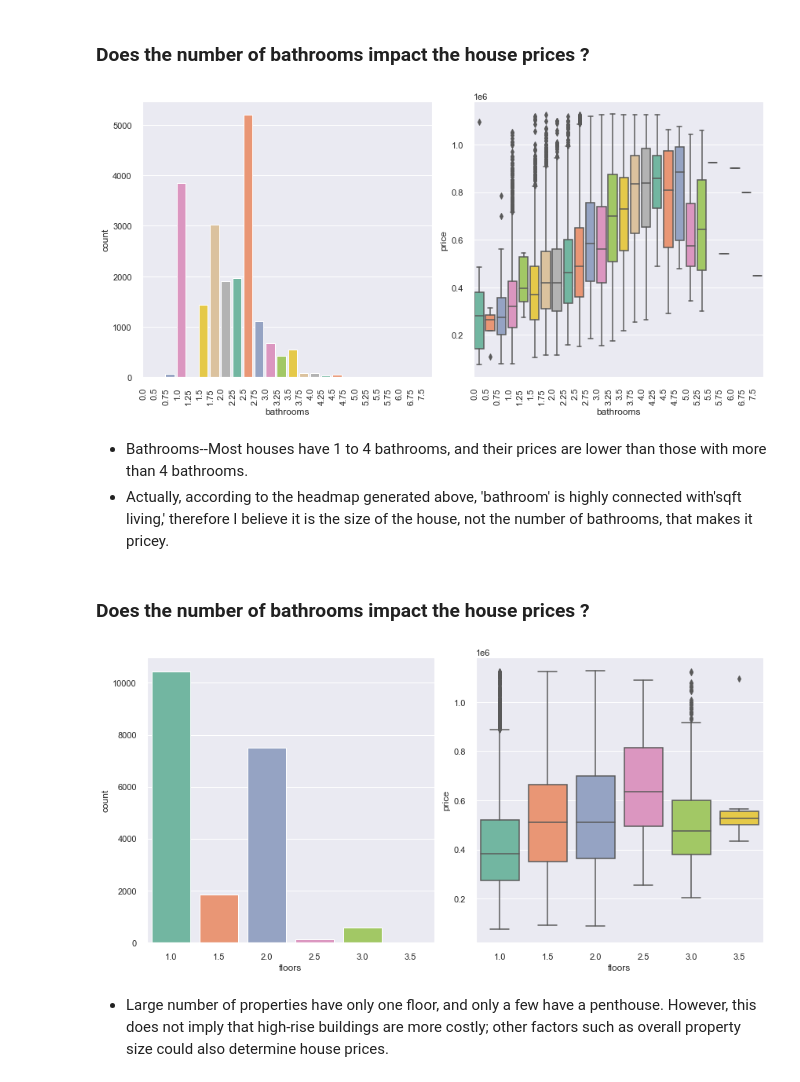
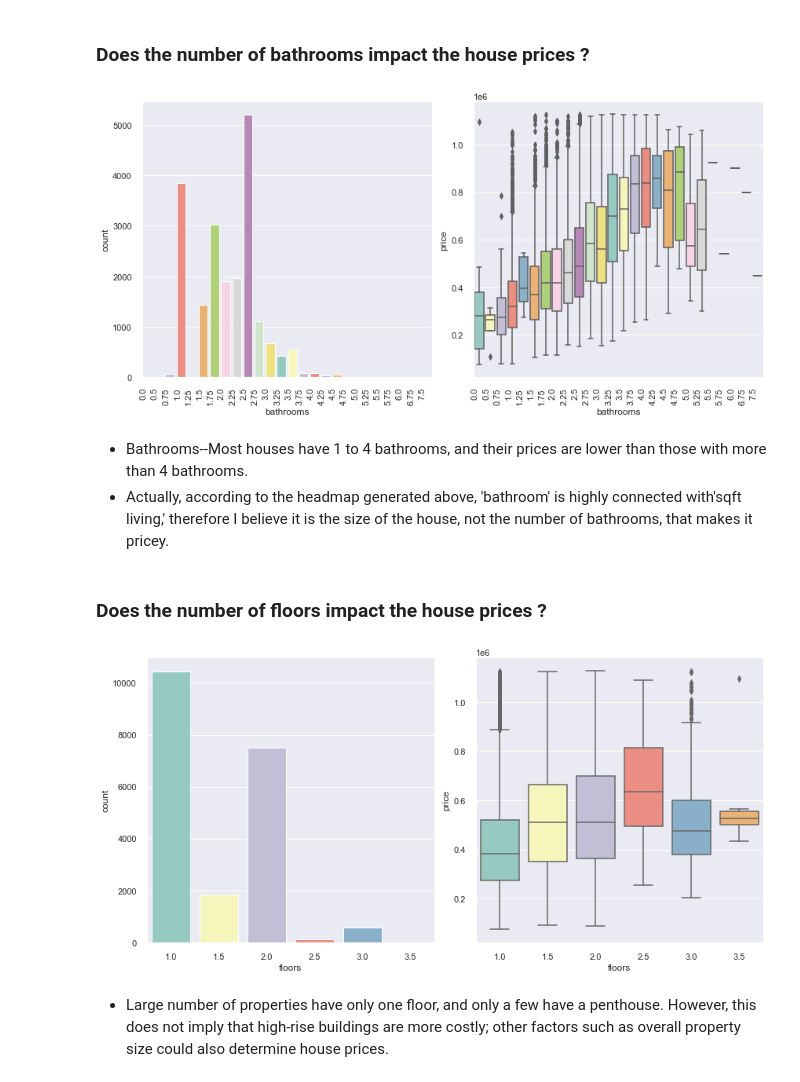
Before and after one commit to olaidekashimawo/King-County-House-Sales, a Jupyter notebook: H_Sale.ipynb, the cells around one changed output. Cells and saved outputs as stored; diff of their text form; code cells hidden in the pictures.

```diff
--- a/H_Sale.ipynb
+++ b/H_Sale.ipynb
@@ -270,7 +271,7 @@ H_Sales.drop_duplicates(subset='id', keep='first', inplace=False, ignore_index=F
 # %%
 #Drop the columns "id" from axis 1
 
-H_Sales = H_Sales.drop(['id', 'zipcode','lat','long'], axis=1)
+H_Sales = H_Sales.drop(['id','zipcode'], axis=1)
 # %%
 H_Sales.shape
 # %% [output]
@@ -477,31 +479,31 @@ plt.show()
 # %%
 fig, axs = plt.subplots(ncols=2, figsize=(12,6))
 
-chart1 = sns.countplot(x='bathrooms',data=H_Sales, palette='Set2',ax=axs[0])
+chart1 = sns.countplot(x='bathrooms',data=H_Sales, palette='Set3',ax=axs[0])
 chart1.set_xticklabels(chart1.get_xticklabels(), rotation=90, horizontalalignment='right')
 
-chart2 = sns.boxplot(y='price',x='bathrooms',data=H_Sales, palette='Set2', ax=axs[1])
+chart2 = sns.boxplot(y='price',x='bathrooms',data=H_Sales, palette='Set3', ax=axs[1])
 chart2.set_xticklabels(chart2.get_xticklabels(), rotation=90, horizontalalignment='right')
 
 plt.tight_layout()
 plt.show()
 # %% [output]
-[figure, old version]
+[figure, new version]
 # %% [markdown]
 - Bathrooms--Most houses have 1 to 4 bathrooms, and their prices are lower than those with more than 4 bathrooms.
 - Actually, according to the headmap generated above, 'bathroom' is highly connected with'sqft living,' therefore I believe it is the size of the house, not the number of bathrooms, that makes it pricey.
 # %% [markdown]
-### Does the number of bathrooms impact the house prices ?
+### Does the number of floors impact the house prices ?
 # %%
 fig, axs = plt.subplots(ncols=2, figsize=(12,6))
 
-sns.countplot(x='floors',data=H_Sales, palette='Set2',ax=axs[0])
-sns.boxplot(y='price',x='floors',data=H_Sales, palette='Set2', ax=axs[1])
+sns.countplot(x='floors',data=H_Sales, palette='Set3',ax=axs[0])
+sns.boxplot(y='price',x='floors',data=H_Sales, palette='Set3', ax=axs[1])
 
 plt.tight_layout()
 plt.show()
 # %% [output]
-[figure, old version]
+[figure, new version]
 # %% [markdown]
 - Large number of properties have only one floor, and only a few have a penthouse. However, this does not imply that high-rise buildings are more costly; other factors such as overall property size could also determine house prices.
 # %%
```
Also changed, not shown: parts of 50 cells of this notebook.
